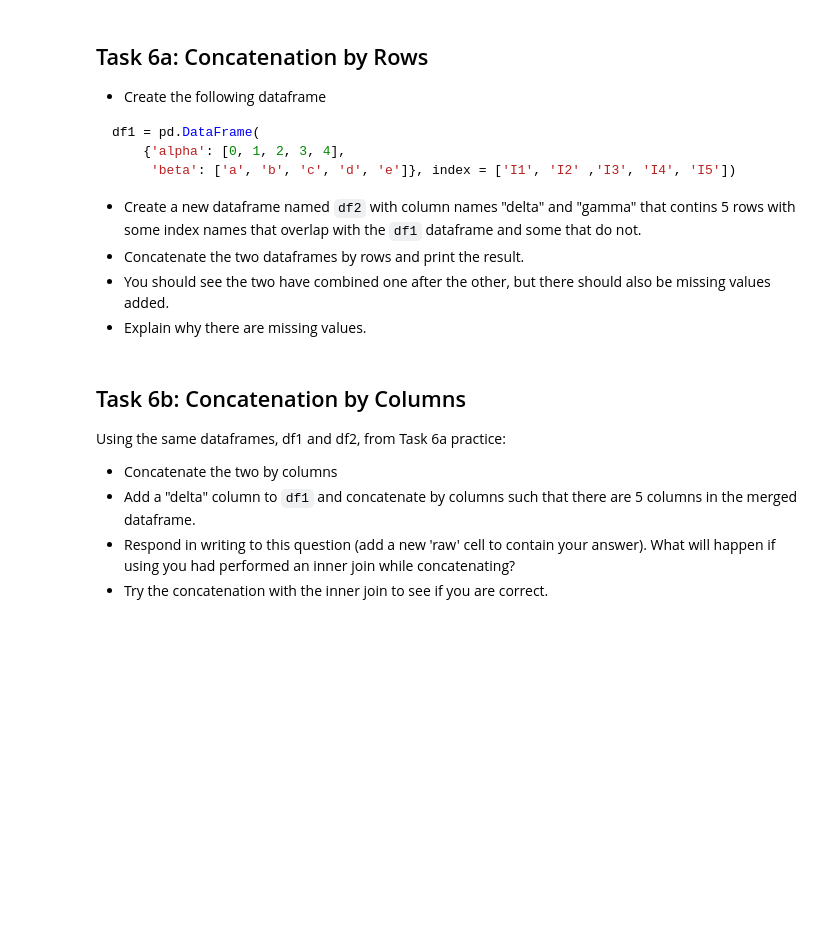
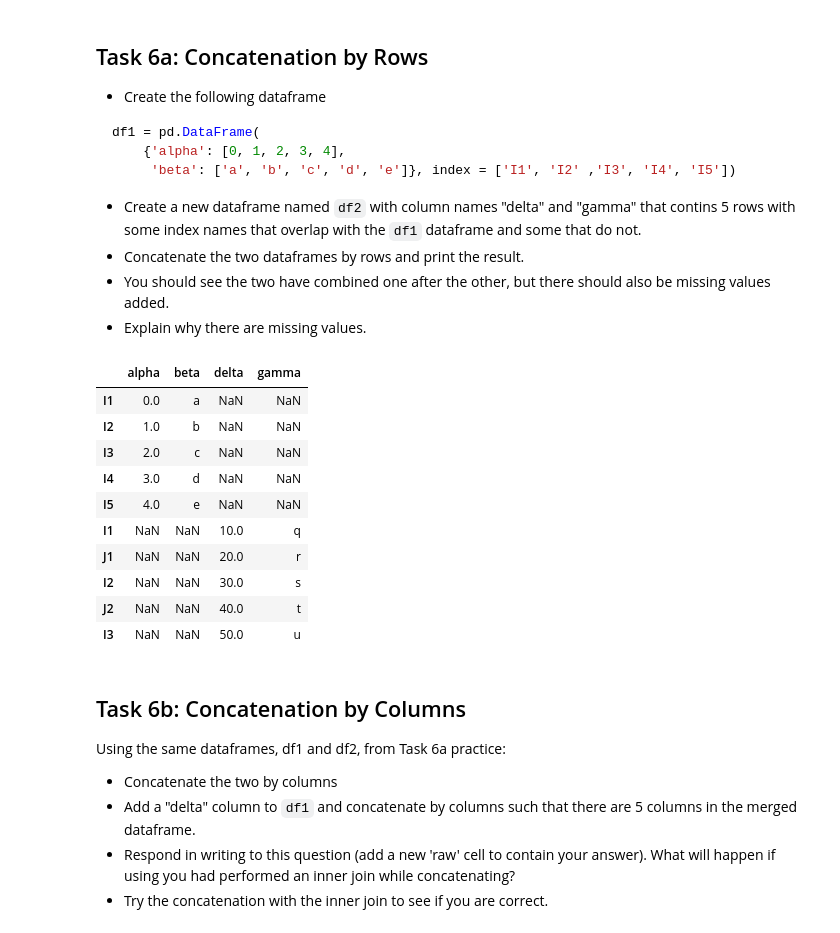
Before and after one commit to saioruganti/Data-Analytics-With-Python, a Jupyter notebook: L04-Pandas_Part2-Practice.ipynb, the cells around one changed output. Cells and saved outputs as stored; diff of their text form; code cells hidden in the pictures; blank space fills up the shorter version.

```diff
--- a/L04-Pandas_Part2-Practice.ipynb
+++ b/L04-Pandas_Part2-Practice.ipynb
@@ -169,6 +216,28 @@ df1 = pd.DataFrame(
 + Concatenate the two dataframes by rows and print the result.
 + You should see the two have combined one after the other, but there should also be missing values added.
 + Explain why there are missing values.
+# %%
+df1 = pd.DataFrame(
+  {'alpha': [0, 1, 2, 3, 4],
+   'beta': ['a', 'b', 'c', 'd', 'e']}, index = ['I1', 'I2' ,'I3', 'I4', 'I5'])
+df1
+
+df2 = pd.DataFrame({'delta':[10,20,30,40,50],'gamma':['q','r','s','t','u']}, index = ['I1','J1','I2','J2','I3'])
+df2
+
+pd.concat([df1,df2])
+# %% [output]
+|  | alpha | beta | delta | gamma |
+| I1 | 0.0 | a | NaN | NaN |
+| I2 | 1.0 | b | NaN | NaN |
+| I3 | 2.0 | c | NaN | NaN |
+| I4 | 3.0 | d | NaN | NaN |
+| I5 | 4.0 | e | NaN | NaN |
+| I1 | NaN | NaN | 10.0 | q |
+| J1 | NaN | NaN | 20.0 | r |
+| I2 | NaN | NaN | 30.0 | s |
+| J2 | NaN | NaN | 40.0 | t |
+| I3 | NaN | NaN | 50.0 | u |
 # %% [markdown]
 ## Task 6b: Concatenation by Columns
 
```
Also changed, not shown: parts of 9 cells of this notebook, 2 other files.
